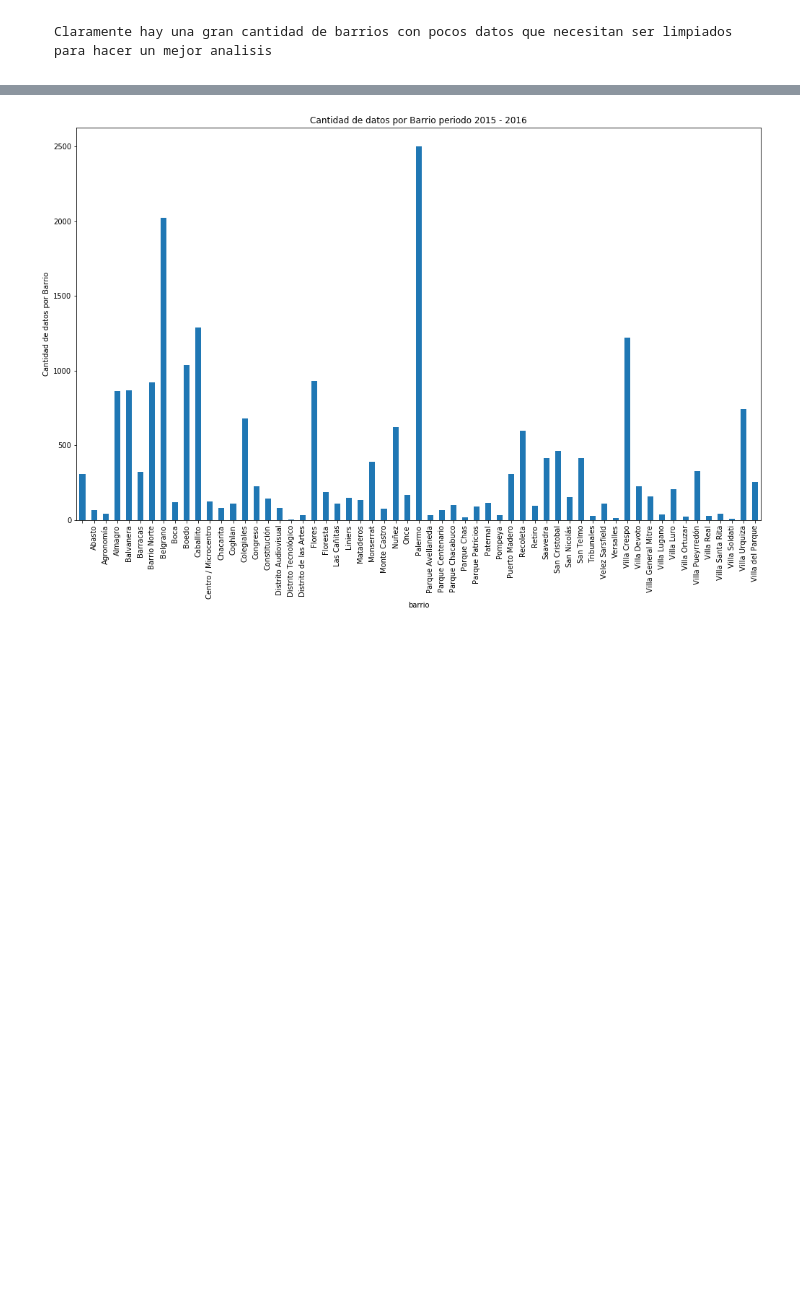
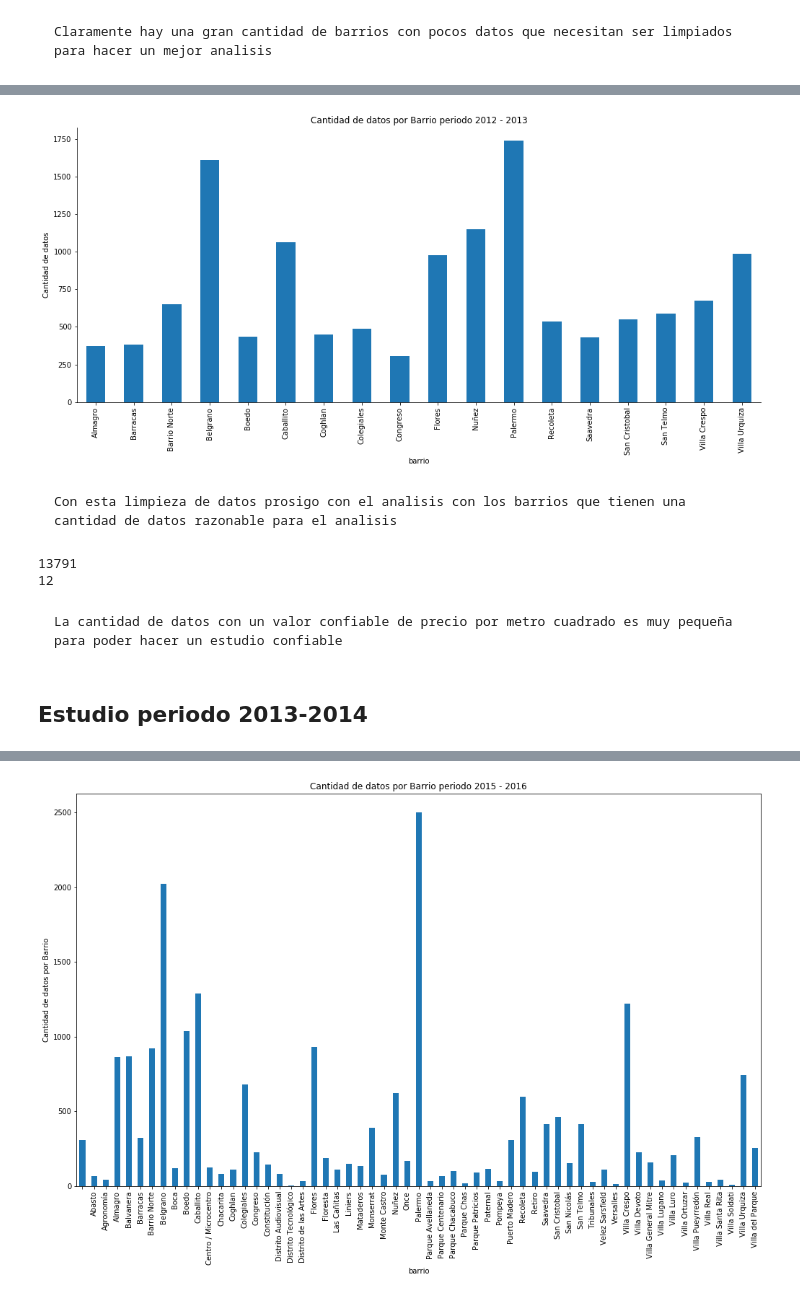
Before and after one commit to lucaslavandeira/7506-tp, a Jupyter notebook: analisis_exploratorio.ipynb, the cells around one changed output, grey strips where cells are left out. Saved outputs shown, nothing was run; the diff lists cells and outputs as text; code cells hidden in the pictures; blank space fills up the shorter version.

Commit message:
agrego estudios de mas años

```diff
--- a/analisis_exploratorio.ipynb
+++ b/analisis_exploratorio.ipynb
@@ -969,3 +969,8 @@ plt.show()
 [figure]
 # %% [markdown]
     Claramente hay una gran cantidad de barrios con pocos datos que necesitan ser limpiados para hacer un mejor analisis
+# %%
+price_per_m2_cant_12 =  df_price_2012.loc[df_price_2012['state'] == 'Capital Federal'].loc[df_price_2012['property_type'] == 'apartment'].groupby('barrio')['barrio'].count().to_frame('Cantidad de datos').reset_index()
+price_per_m2_cant_12 = price_per_m2_cant_12[price_per_m2_cant_12['Cantidad de datos'] > 300]
+print (price_per_m2_cant_12.head())
+print(len(price_per_m2_cant_12))
@@ -971,0 +985,33 @@ plt.show()
+# %%
+price_per_m2_cant_12 = price_per_m2_cant_12.drop(price_per_m2_cant_12.index[0])
+zonep_top_count = price_per_m2_cant_12['Cantidad de datos']
+zonep_top_count.index = price_per_m2_cant_12['barrio']
+
+fig, ax = plt.subplots(figsize=(17, 7))
+
+ax.spines['top'].set_visible(False)
+ax.spines['right'].set_visible(False)
+
+plt.title('Cantidad de datos por Barrio periodo 2012 - 2013')
+plt.xlabel('Barrios')
+plt.ylabel('Cantidad de datos')
+
+
+zonep_top_count.plot('bar');
+# %% [output]
+[figure, added]
+# %% [markdown]
+    Con esta limpieza de datos prosigo con el analisis con los barrios que tienen una cantidad de datos razonable para el analisis
+# %%
+## Filtro para los barrios con cantidad significativa de datos
+df_price_2012 = df_price_2012[df_price_2012['barrio'].isin(['Almagro','Balvanera','Barracas','Barrio Norte','Belgrano','Boedo','Caballito','Colegiales','Flores','Monserrat','Nuñez','Palermo','Puerto Madero','Recoleta','Saavedra','San Cristobal','San Telmo','Villa Crespo','Villa Pueyrredón','Villa Urquiza'])]
+print(len(df_price_2012))
+df_price_2012 = df_price_2012[df_price_2012['price_per_m2'] < 8000]
+print(len(df_price_2012))
+# %% [output]
+13791
+12
+# %% [markdown]
+    La cantidad de datos con un valor confiable de precio por metro cuadrado es muy pequeña para poder hacer un estudio confiable
+# %% [markdown]
+## Estudio periodo 2013-2014
```
Also changed, not shown: parts of 16 cells of this notebook.
